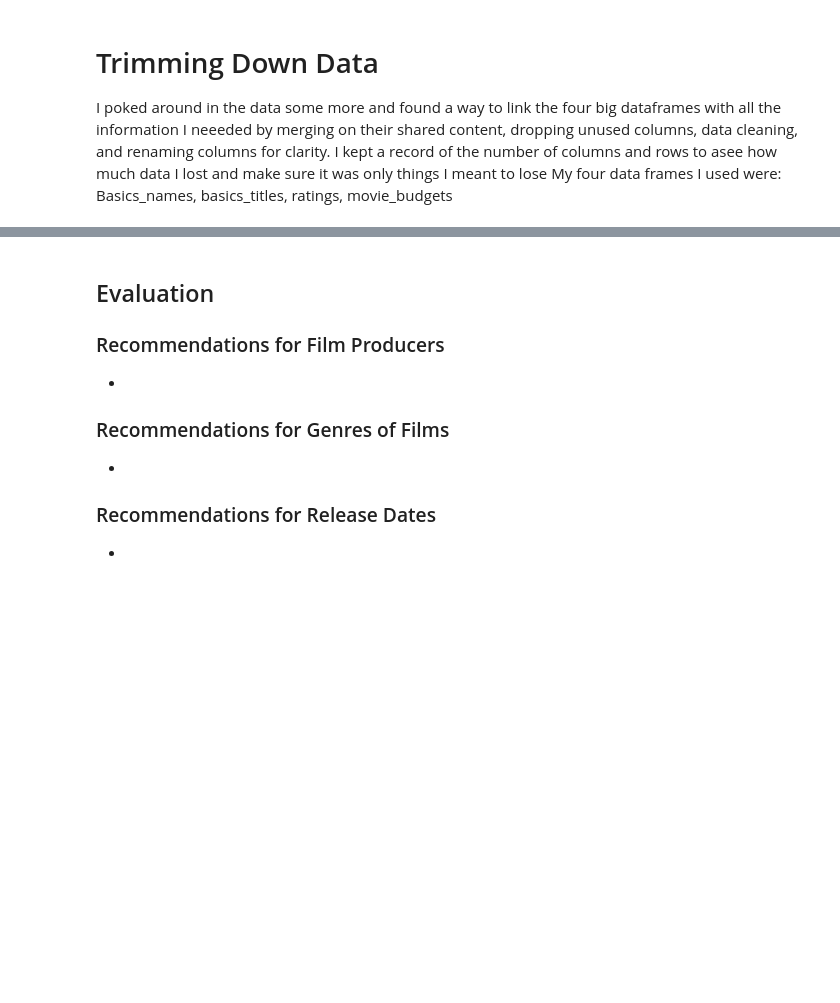
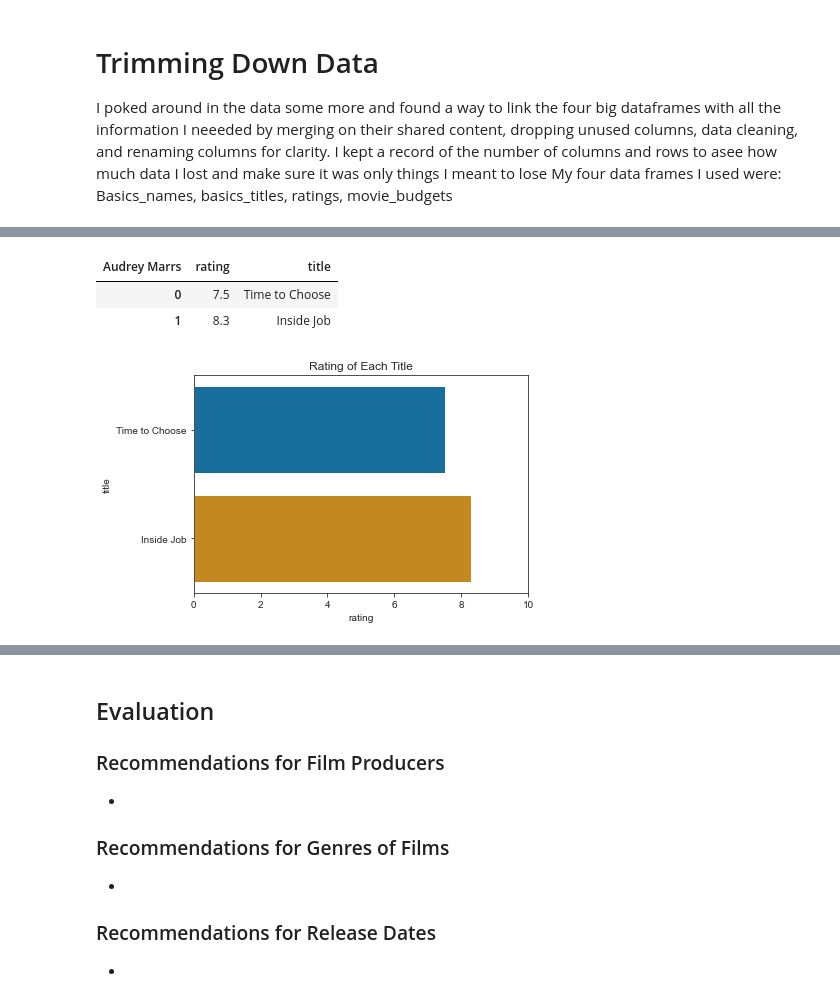
Before and after one commit to learn-co-curriculum/dsc-phase-1-project, a Jupyter notebook: final-notebook-outline.ipynb, the cells around one changed output, grey strips where cells are left out. Saved outputs shown, nothing was run; the diff lists cells and outputs as text; code cells hidden in the pictures; blank space fills up the shorter version.

```diff
--- a/final-notebook-outline.ipynb
+++ b/final-notebook-outline.ipynb
@@ -469,0 +775,14 @@ NameError: name 'basics_names' is not defined
+# %%
+name_List = final_Frame.index.tolist()
+production_Budget_List= final_Frame['production_budget'].tolist()
+gross_Income_List = final_Frame['gross_income'].tolist()
+id_List = final_Frame['id'].tolist()
+title_List = final_Frame['title_name'].tolist()
+genre_List = final_Frame['genres'].tolist()
+net_Income_List = final_Frame['net_income'].tolist()
+mean_Rating_List =final_Frame['mean_rating'].tolist()
+production_Count_List = final_Frame['title_count'].tolist()
+rating_List =final_Frame['rating_list'].tolist()
+dates_List = final_Frame['release_date'].tolist()
+
+#turning all the data frame information into lists to break down and use later
@@ -469,0 +792,45 @@ NameError: name 'basics_names' is not defined
+# %%
+def movie_rate_grapher(name, final_Frame):
+    """takes a name and the big data frame and creates a horizontal bar graph
+    for each producer showing the ratings their movies got"""
+
+    rating_List =final_Frame['rating_list'].tolist()
+    #creats a list of rating
+    title_List = final_Frame['title_name'].tolist()
+    #creates a list of movie titles
+    name_List = final_Frame.index.tolist()
+    #creates a lsit of producer nems
+
+
+    rating_dict = {name : rating for name, rating in zip(name_List, rating_List)}
+    #creates a dictionary with producer names as keys and rating as values
+    title_dict = {name : title for name, title in zip(name_List, title_List)}
+    #creates a dictionary with producer names as keys and movie titles as values
+
+    rating = rating_dict[name]
+    title = title_dict[name]
+    #in place values at the dictionary where the name is
+
+
+
+    df = pd.DataFrame({'rating' : rating, 'title' : title})
+    df = df.rename_axis(name, axis="columns")
+    #creates a new data frame containing relevant data to populate graph
+    df
+
+    #f, ax = plt.subplots(figsize=(10, 10))
+    bar = sns.barplot(x = 'rating', y = 'title', data = df, palette="colorblind").set(xlim=(0,10))
+    plt.title('Rating of Each Title')
+    plt.set_ylabels= ('Each Title Produced')
+    plt.set_xlabels=('Rating')
+
+    #uses seaborn to create a barplot with the x axis as the ratings and the y axis as the movie titles
+
+    return df #returns the dataframe
+
+movie_rate_grapher('Audrey Marrs', final_Frame)
+# %% [output]
+| Audrey Marrs | rating | title |
+| 0 | 7.5 | Time to Choose |
+| 1 | 8.3 | Inside Job |
+[figure, added]
```
Also changed, not shown: parts of 23 cells of this notebook, 1 other file.
